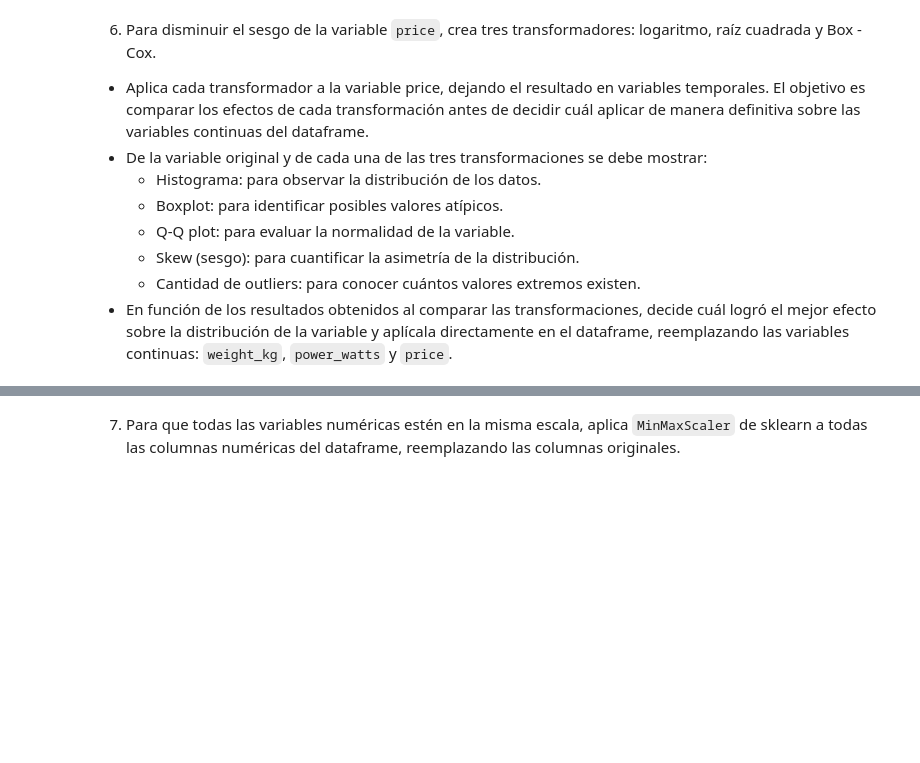
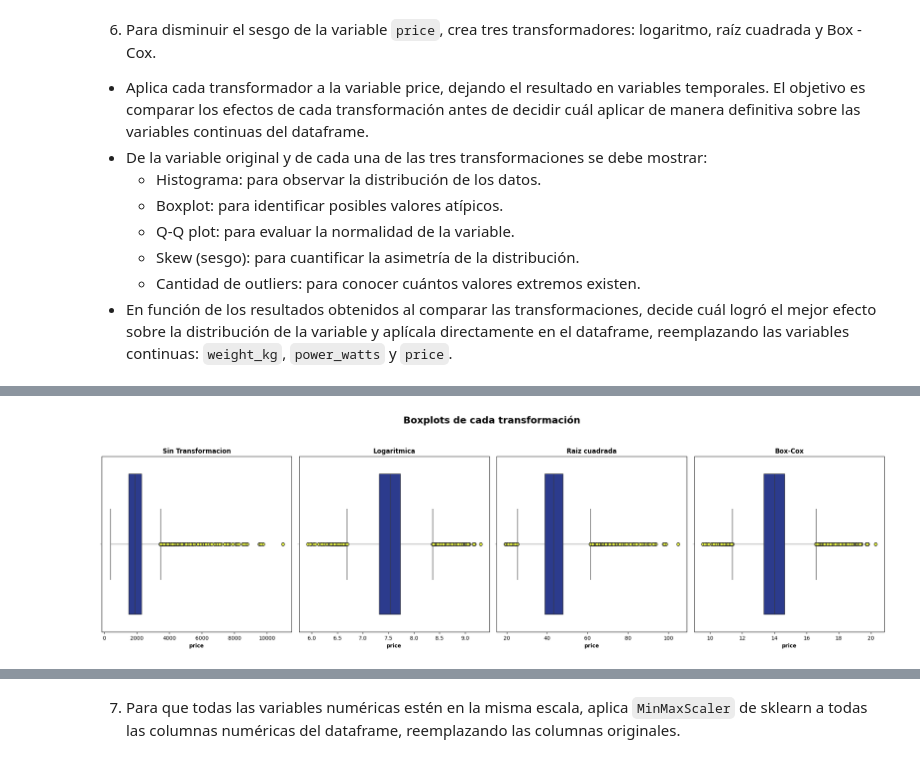
Before and after one commit to carloshgalvan95/Ciencia_Analitica_Datos, a Jupyter notebook: Modules/03_module/actividades/06_actividad/Actividad6FE.ipynb, the cells around one changed output, grey strips where cells are left out. Cells and saved outputs as stored; diff of their text form; code cells hidden in the pictures; blank space fills up the shorter version.

```diff
--- a/Modules/03_module/actividades/06_actividad/Actividad6FE.ipynb
+++ b/Modules/03_module/actividades/06_actividad/Actividad6FE.ipynb
@@ -585,0 +598,8 @@ En la grafica podemos observar que si se presenta una distribucion **bimodal**,
+# %%
+# Raiz Cuadrada
+
+# Inicializamos instancia transformador con la operacion deseada con redondeo a dos decimales
+sqrt_transformer = FunctionTransformer(func=lambda x: np.round(np.sqrt(x),2))
+
+# Transformamos la columna price
+price_sqrt = sqrt_transformer.transform(price)
@@ -585,0 +662,19 @@ En la grafica podemos observar que si se presenta una distribucion **bimodal**,
+# %%
+fig, axes = plt.subplots(1, 4, figsize=(21, 6))
+
+fig.suptitle("Boxplots de cada transformación", fontsize=18, fontweight='bold', y=1.05)
+
+for ax, (title, data) in zip(axes, transformaciones_plot):
+    sns.boxplot(
+        x=data,
+        ax=ax,
+        color='#1c309d',
+        flierprops={'markerfacecolor': '#dbe73f', 'marker': 'o'}
+    )
+    ax.set_title(title, fontweight='bold')
+    ax.set_xlabel('price', fontweight='bold')
+
+plt.tight_layout()
+plt.show()
+# %% [output]
+[figure, added]
```
Also changed, not shown: parts of 8 cells of this notebook.
